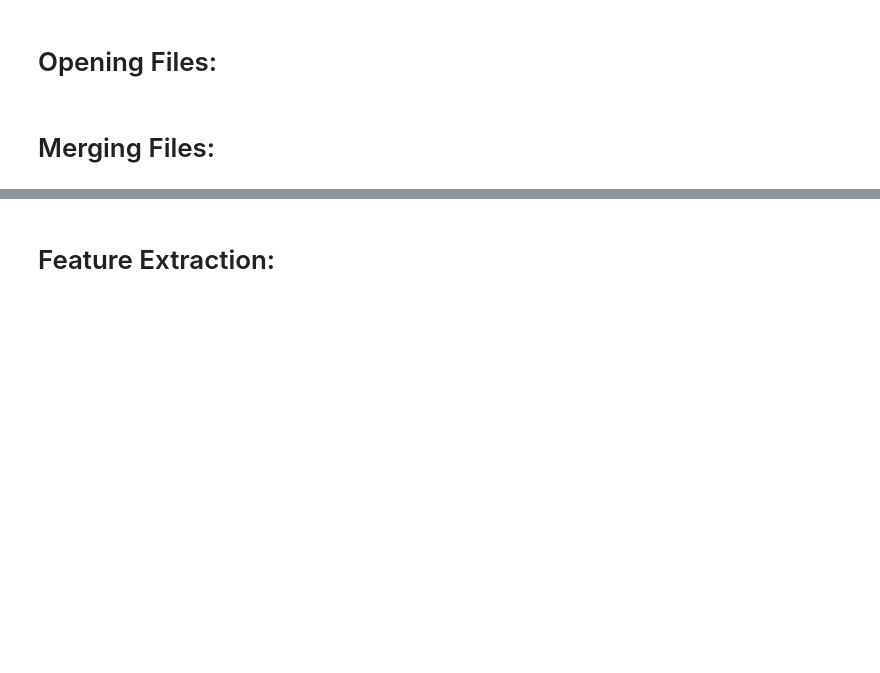
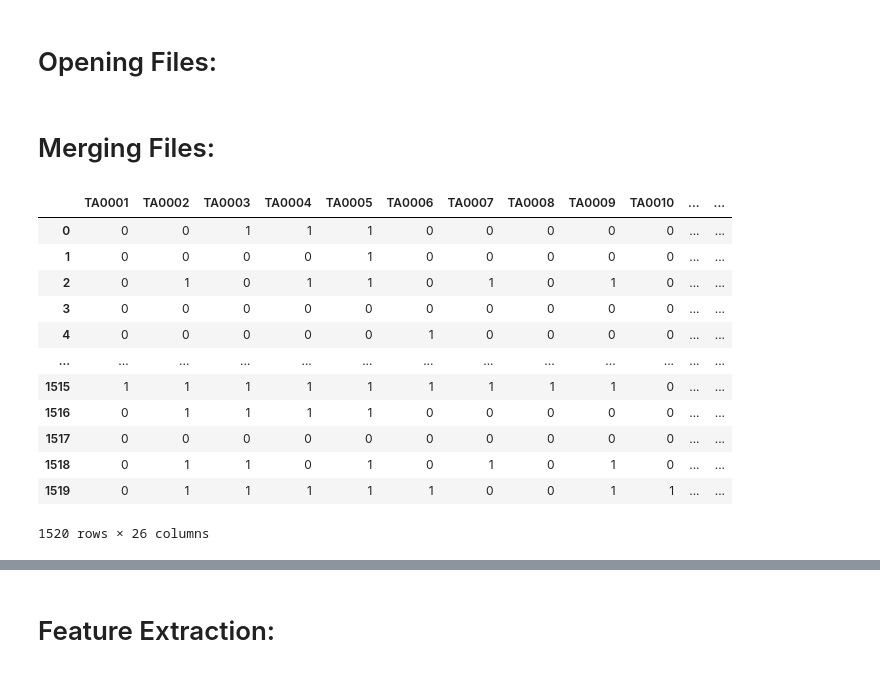
Before and after one commit to livia-glf/Automated-CTI-Analysis, a Jupyter notebook: Notebook/Tactics_ML_Model.ipynb, the cells around one changed output, grey strips where cells are left out. Saved outputs shown, nothing was run; the diff lists cells and outputs as text; code cells hidden in the pictures; blank space fills up the shorter version.

```diff
--- a/Notebook/Tactics_ML_Model.ipynb
+++ b/Notebook/Tactics_ML_Model.ipynb
@@ -48,6 +70,22 @@ for col in ['mitre_domain', 'tech_name', 'tech_id', 'tactic_id', 'software_id']:
 mlb = MultiLabelBinarizer()
 Y_s = mlb.fit_transform(df_s['tactic_id'])
 Y_s = pd.DataFrame(Y_s, columns=mlb.classes_)
+# %%
+Y_s
+# %% [output]
+|  | TA0001 | TA0002 | TA0003 | TA0004 | TA0005 | TA0006 | TA0007 | TA0008 | TA0009 | TA0010 | ... | ... |
+| 0 | 0 | 0 | 1 | 1 | 1 | 0 | 0 | 0 | 0 | 0 | ... | ... |
+| 1 | 0 | 0 | 0 | 0 | 1 | 0 | 0 | 0 | 0 | 0 | ... | ... |
+| 2 | 0 | 1 | 0 | 1 | 1 | 0 | 1 | 0 | 1 | 0 | ... | ... |
+| 3 | 0 | 0 | 0 | 0 | 0 | 0 | 0 | 0 | 0 | 0 | ... | ... |
+| 4 | 0 | 0 | 0 | 0 | 0 | 1 | 0 | 0 | 0 | 0 | ... | ... |
+| ... | ... | ... | ... | ... | ... | ... | ... | ... | ... | ... | ... | ... |
+| 1515 | 1 | 1 | 1 | 1 | 1 | 1 | 1 | 1 | 1 | 0 | ... | ... |
+| 1516 | 0 | 1 | 1 | 1 | 1 | 0 | 0 | 0 | 0 | 0 | ... | ... |
+| 1517 | 0 | 0 | 0 | 0 | 0 | 0 | 0 | 0 | 0 | 0 | ... | ... |
+| 1518 | 0 | 1 | 1 | 0 | 1 | 0 | 1 | 0 | 1 | 0 | ... | ... |
+| 1519 | 0 | 1 | 1 | 1 | 1 | 1 | 0 | 0 | 1 | 1 | ... | ... |
+1520 rows × 26 columns
 # %%
 X_r = df_r['Text']
 Y_r = df_r[[col for col in df_r.columns if col.startswith('TA')]]
```
Also changed, not shown: parts of 48 cells of this notebook.
